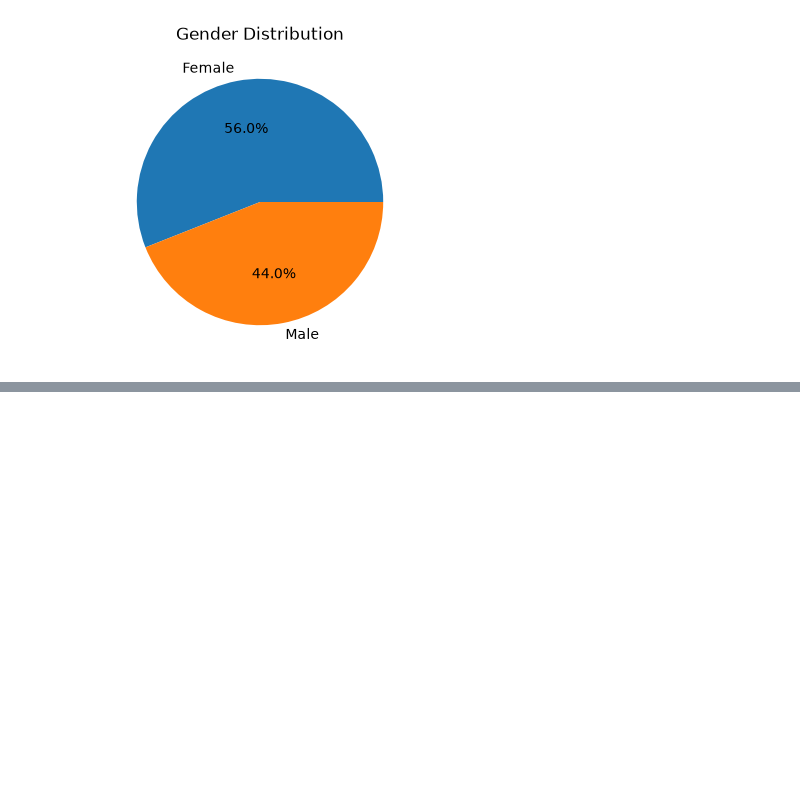
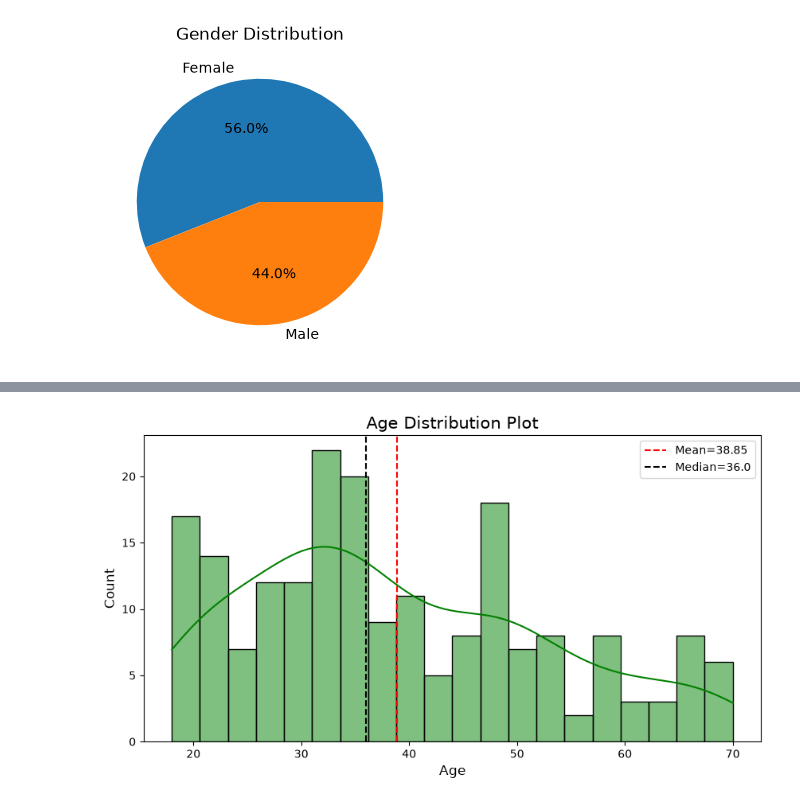
Before and after one commit to Dale-Alexander/ACI, a Jupyter notebook: 02_data_exploration/02_Mall_Customers.ipynb, the cells around one changed output, grey strips where cells are left out. Saved outputs shown, nothing was run; the diff lists cells and outputs as text; code cells hidden in the pictures; blank space fills up the shorter version.

Commit message:
committing mall customers

```diff
--- a/02_data_exploration/02_Mall_Customers.ipynb
+++ b/02_data_exploration/02_Mall_Customers.ipynb
@@ -218,0 +239,3 @@ Index(['CustomerID', 'Gender', 'Age', 'Annual Income (k$)',
+# %%
+customers = df.drop(columns='id')
+customers.head()
@@ -218,0 +259,13 @@ Index(['CustomerID', 'Gender', 'Age', 'Annual Income (k$)',
+# %%
+# distribution plot for 'age', with the mean and median marked
+plt.figure(figsize=(10,5))
+sns.histplot(customers['age'], color='green', bins=20, kde=True)
+plt.axvline(customers['age'].mean(), color='red', linestyle='--', label=f"Mean={customers['age'].mean()}")
+plt.axvline(customers['age'].median(), color='black', linestyle='--', label=f"Median={customers['age'].median()}")
+plt.title('Age Distribution Plot', fontsize=15)
+plt.xlabel('Age', fontsize=12)
+plt.ylabel('Count', fontsize=12)
+plt.legend()
+plt.show()
+# %% [output]
+[figure, added]
```
Also changed, not shown: parts of 33 cells of this notebook.
